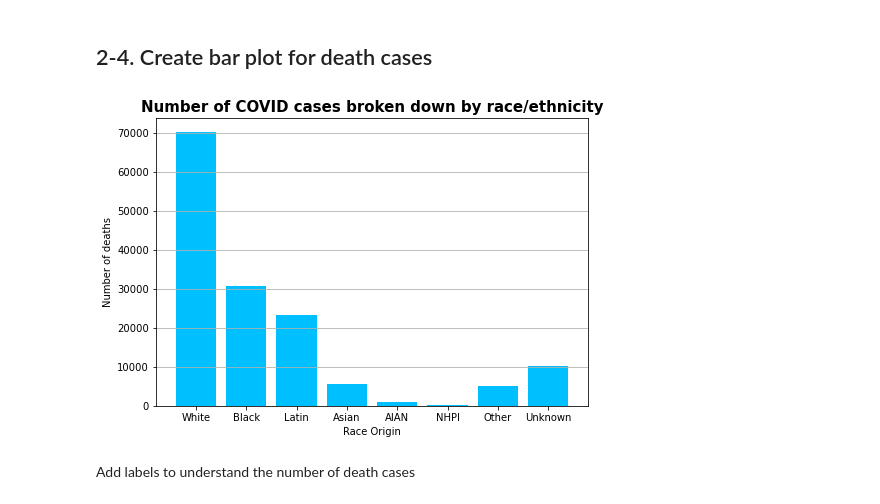
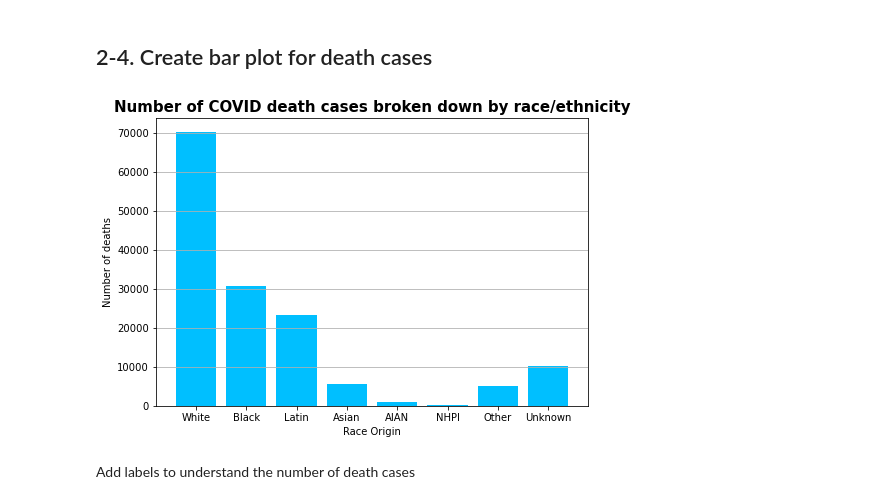
Before and after one commit to daikitag/Fall-Python-Lab, a Jupyter notebook: COVID Race Analysis/Data Visualization/2. Bar Chart.ipynb, the cells around one changed output. Drawn from its saved outputs; the diff is of its cells as text; code cells hidden in the pictures.

```diff
--- a/COVID Race Analysis/Data Visualization/2. Bar Chart.ipynb
+++ b/COVID Race Analysis/Data Visualization/2. Bar Chart.ipynb
@@ -58,16 +58,16 @@ case = np.array([white, black, latin, asian, aian, nhpi, other, unknown])
 # %%
 fig = plt.figure()
 ax = fig.add_axes([0,0,1,1])
 label = ['White','Black','Latin','Asian','AIAN','NHPI','Other','Unknown']
 ax.bar(label, case, color=('deepskyblue'))
 ax.set_ylabel('Number of deaths')
 ax.set_xlabel('Race Origin')
-ax.set_title('Number of COVID cases broken down by race/ethnicity', fontweight="bold", fontsize=15)
+ax.set_title('Number of COVID death cases broken down by race/ethnicity', fontweight="bold", fontsize=15)
 plt.grid(axis='y')
 
 plt.show()
 # %% [output]
-[figure, old version]
+[figure, new version]
 # %% [markdown]
 Add labels to understand the number of death cases
 # %%
```
Also changed, not shown: 26 other files.
